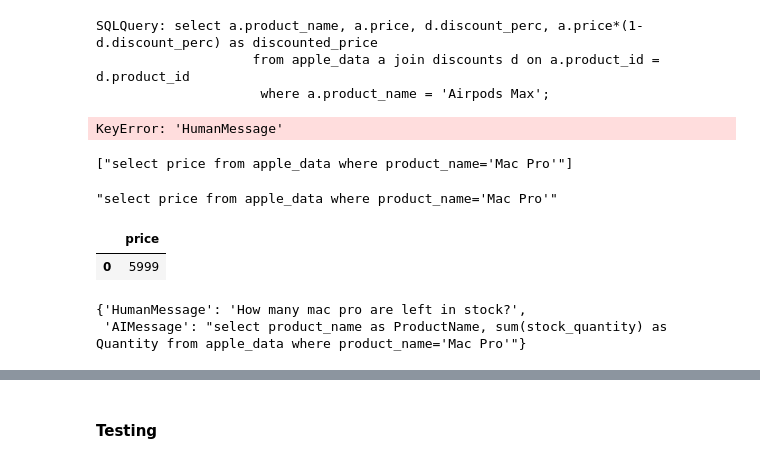
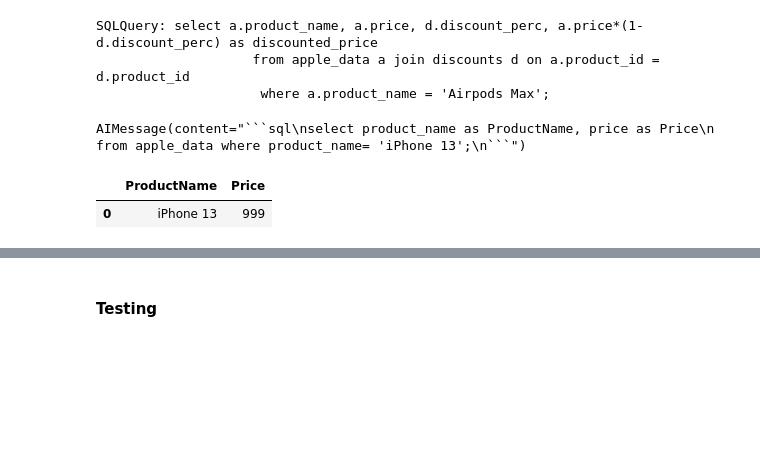
Before and after one commit to singh97kishan/Inventory-GenAI-Assistant, a Jupyter notebook: experiment.ipynb, the cells around one changed output, grey strips where cells are left out. Cells and saved outputs as stored; diff of their text form; code cells hidden in the pictures; blank space fills up the shorter version.

````diff
--- a/experiment.ipynb
+++ b/experiment.ipynb
@@ -350,7 +402,7 @@ SQLQuery: select a.product_name, a.price, d.discount_perc, a.price*(1-d.discount
 # %%
 chat_history = dict()
 
-history = f"""Based on the conversation below, answer the current question.
+history = """Based on the conversation below, answer the current question.
 Convsersation history :
 Question : {chat_history["HumanMessage"]}
 AI Response : {chat_history["AIMessage"]}
@@ -371,48 +423,35 @@ msg.append(SystemMessage(content = history))
 msg.append(HumanMessage(content= prompt))
 
 
-response = llm(str(msg))
+response = llm.invoke(str(msg))
 response
 # %% [output]
-KeyError: 'HumanMessage'
+AIMessage(content="```sql\nselect product_name as ProductName, price as Price\n                        from apple_data where product_name= 'iPhone 13';\n```")
-# %%
-re.compile(r'SQLQuery: (.+?)(?:;|$)', re.DOTALL) \
-    .findall("Question: What is the price?\nSQLQuery: select price from apple_data where product_name='Mac Pro';")
-# %% [output]
-["select price from apple_data where product_name='Mac Pro'"]
-# %%
-import re
-pattern = re.compile(r'SQLQuery: (.+?)(?:;|$)', re.DOTALL)
-matches = pattern.findall(response)
-response_query = matches[1] if len(matches)>1 else matches[0]
-response_query
-# %% [output]
-"select price from apple_data where product_name='Mac Pro'"
+# %%
+def clean_sql_query(text):
+    import re
+    text = text.replace('`','').replace('sql', '').replace('\n','')
+    text = re.sub(r'\s+', ' ', text)
+    return text
+
+clean_response = clean_sql_query(response.content)
 # %%
 import pandas as pd
 from sqlalchemy import create_engine
 
 database_name = 'apple_store'
 data_table = 'apple_data'
 discount_table = 'discounts'
 
 mysql_conn_str = f"mysql+mysqlconnector://root:root@localhost/{database_name}"
 
 engine = create_engine(mysql_conn_str, echo=False)
 
 con= engine.connect()
-df_result = pd.read_sql(response_query, con)
+df_result = pd.read_sql(clean_response, con)
 con.close()
 
 df_result
 # %% [output]
-|  | price |
-| 0 | 5999 |
+|  | ProductName | Price |
+| 0 | iPhone 13 | 999 |
-# %%
-def chathistory(prompt)
-chat_history = {"HumanMessage": prompt,
-                "AIMessage": response_query}
-chat_history
-# %% [output]
-{'HumanMessage': 'How many mac pro are left in stock?',
- 'AIMessage': "select product_name as ProductName, sum(stock_quantity) as Quantity from apple_data where product_name='Mac Pro'"}
````
Also changed, not shown: parts of 18 cells of this notebook, 8 other files.
